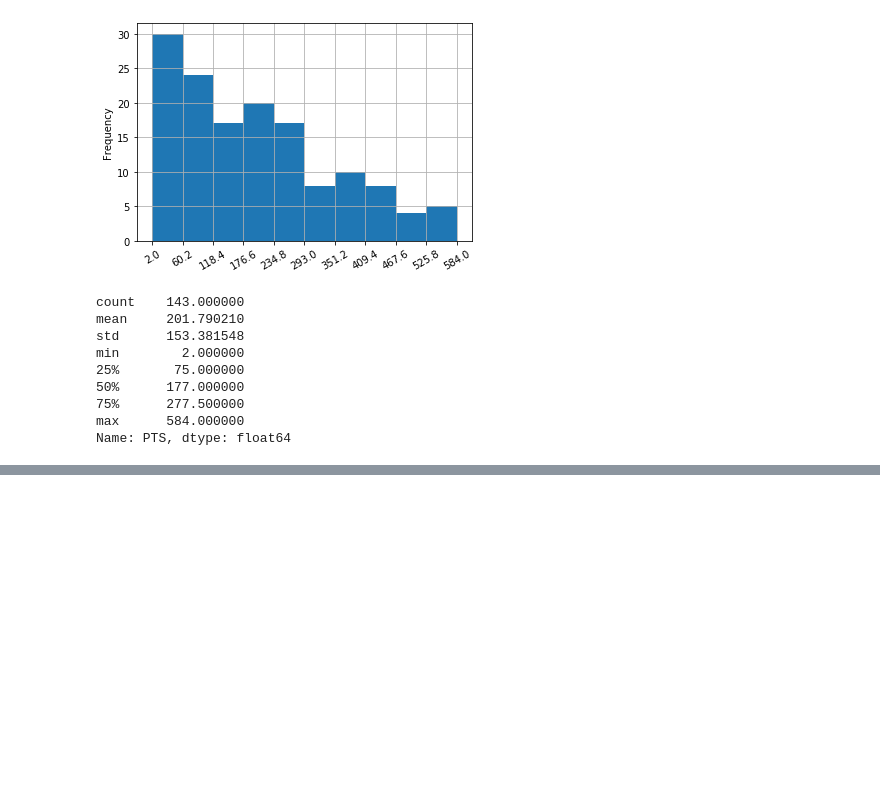
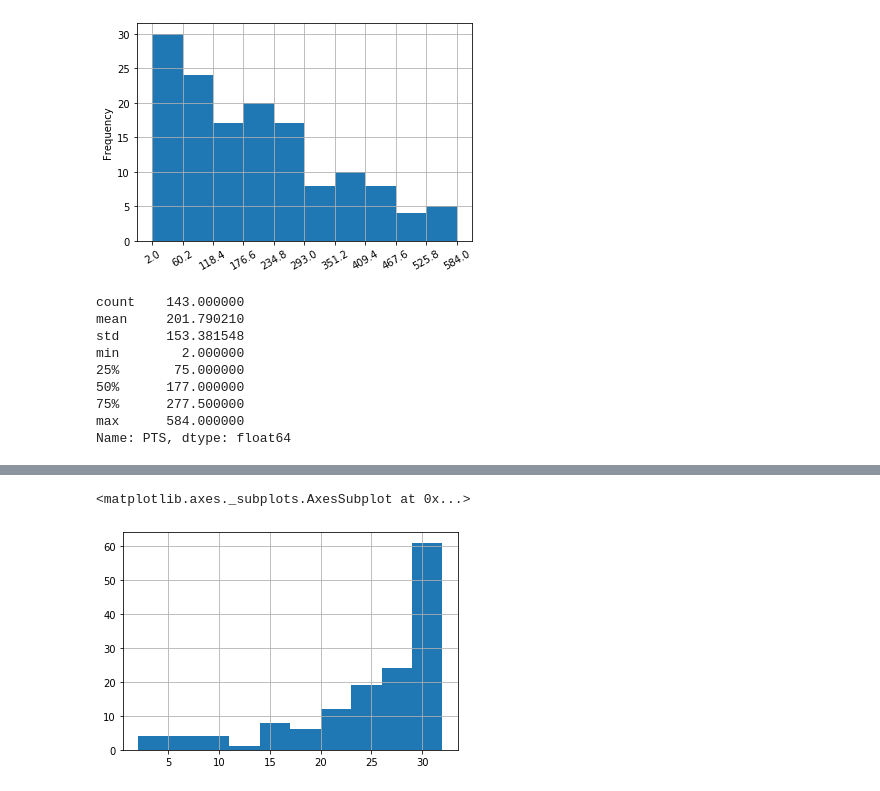
Before and after one commit to dnlsyfq/py_statistics, a Jupyter notebook: StatisticsChap3.ipynb, the cells around one changed output, grey strips where cells are left out. Saved outputs shown, nothing was run; the diff lists cells and outputs as text; code cells hidden in the pictures; blank space fills up the shorter version.

```diff
--- a/StatisticsChap3.ipynb
+++ b/StatisticsChap3.ipynb
@@ -155,0 +170,5 @@ Name: PTS, dtype: float64
+# %%
+df['Games Played'].hist()
+# %% [output]
+<matplotlib.axes._subplots.AxesSubplot at 0x...>
+[figure, added]
```
Also changed, not shown: parts of 13 cells of this notebook, 7 other files.
